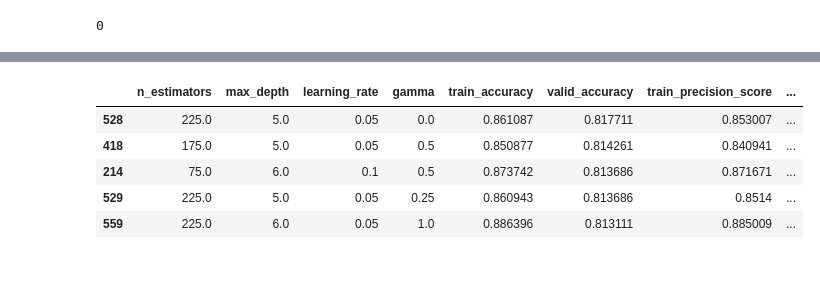
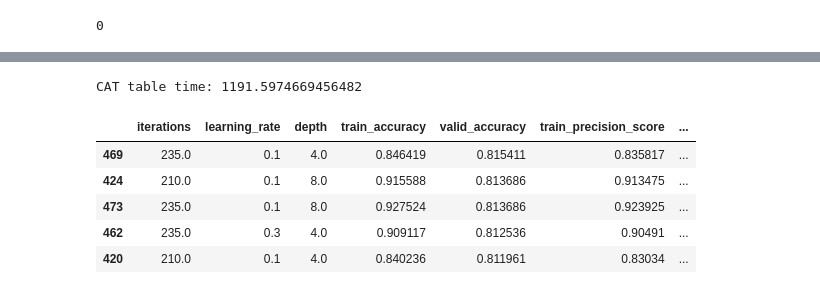
Before and after one commit to tatiana-stukan/kaggle-projects, a Jupyter notebook: spaceship_titanic/main.ipynb, the cells around one changed output, grey strips where cells are left out. Cells and saved outputs as stored; diff of their text form; code cells hidden in the pictures.

Commit message:
score 0.80687

```diff
--- a/spaceship_titanic/main.ipynb
+++ b/spaceship_titanic/main.ipynb
@@ -1172,6 +1256,6 @@ data_done.to_csv('preprocessed_data.csv', index = False)
 # %%
-train_data = data_done[data_done['train'] == True]
-test_data = data_done[data_done['train'] == False]
+train_data = data[data['train'] == True]
+test_data = data[data['train'] == False]
 train_data.drop(columns = ['train'], inplace = True)
 test_data.drop(columns = ['Transported', 'train'], inplace = True)
 train_data['Transported'] = train_data['Transported'].astype(int)
@@ -1218,6 +1288,6 @@ for n_estimators in range(25, 226, 50):
 
                 xgb_table = xgb_table.append(dict(zip(xgb_table.columns,[n_estimators, max_depth, learning_rate, gamma, accuracy_score(y_train, xgb_train_predicted), accuracy_score(y_valid, xgb_valid_predicted), precision_score(y_train, xgb_train_predicted), precision_score(y_valid, xgb_valid_predicted), recall_score(y_train, xgb_train_predicted), recall_score(y_valid, xgb_valid_predicted), f1_score(y_train, xgb_train_predicted), f1_score(y_valid, xgb_valid_predicted), log_loss(y_train, xgb_train_predicted), log_loss(y_valid, xgb_valid_predicted)])), ignore_index=True)
 
-xgb_table.to_csv('xgb_table_3.csv',index=False)
+xgb_table.to_csv('xgb_table_5.csv',index=False)
 print('XGB table time:', time.time() - start_time)
 # %% [output]
@@ -1243,0 +1325,19 @@ xgb_table.sort_values(by = 'score', ascending=False).head(5)
+# %%
+start_time = time.time()
+lgbm_table = pd.DataFrame(columns = ['n_estimators', 'learning_rate', 'num_leaves', 'max_depth', 'train_accuracy', 'valid_accuracy', 'train_precision_score', 'valid_precision_score', 'train_recall_score', 'valid_recall_score', 'train_f1_score', 'valid_f1_score', 'train_log_loss', 'valid_log_loss'])
+for n_estimators in range(25, 226, 50):
+    for learning_rate in [1, 0.7, 0.5, 0.3, 0.1, 0.01, 0.05]:
+        for num_leaves in range(20, 101, 20):
+            for max_depth in range(3, 7):
+                lgbm = LGBMClassifier(n_estimators = n_estimators, learning_rate = learning_rate, num_leaves = num_leaves, max_depth = max_depth, objective = 'binary', random_state = 18).fit(X_train, y_train)
+
+
+                lgbm_train_predicted = lgbm.predict(X_train)
+                lgbm_valid_predicted = lgbm.predict(X_valid)
+
+                lgbm_table = lgbm_table.append(dict(zip(lgbm_table.columns,[n_estimators, learning_rate, num_leaves, max_depth, accuracy_score(y_train, lgbm_train_predicted), accuracy_score(y_valid, lgbm_valid_predicted), precision_score(y_train, lgbm_train_predicted), precision_score(y_valid, lgbm_valid_predicted), recall_score(y_train, lgbm_train_predicted), recall_score(y_valid, lgbm_valid_predicted), f1_score(y_train, lgbm_train_predicted), f1_score(y_valid, lgbm_valid_predicted), log_loss(y_train, lgbm_train_predicted), log_loss(y_valid, lgbm_valid_predicted)])), ignore_index=True)
+
+lgbm_table.to_csv('lgbm_table.csv',index=False)
+print('LGBM table time:', time.time() - start_time)
+lgbm_table['score'] = lgbm_table['valid_accuracy'] * lgbm_table['valid_precision_score'] * lgbm_table['valid_recall_score'] * lgbm_table['valid_f1_score'] / lgbm_table['valid_log_loss']
+lgbm_table.sort_values(by = 'valid_accuracy', ascending=False).head(5)
@@ -1244,10 +1369,28 @@ xgb_table.sort_values(by = 'score', ascending=False).head(5)
+# %%
+start_time = time.time()
+cat_table = pd.DataFrame(columns = ['iterations', 'learning_rate', 'depth', 'train_accuracy', 'valid_accuracy', 'train_precision_score', 'valid_precision_score', 'train_recall_score', 'valid_recall_score', 'train_f1_score', 'valid_f1_score', 'train_log_loss', 'valid_log_loss'])
+
+for iterations in range(10, 301, 25):
+    for learning_rate in [1, 0.7, 0.5, 0.3, 0.1, 0.01, 0.05]:
+        for depth in range(4, 11):
+            cat = CatBoostClassifier(iterations = iterations, learning_rate = learning_rate, depth = depth, random_state = 18, random_strength = 18, verbose = False).fit(X_train, y_train)
+
+            cat_train_predicted = cat.predict(X_train)
+            cat_valid_predicted = cat.predict(X_valid)
+
+            cat_table = cat_table.append(dict(zip(cat_table.columns,[iterations, learning_rate, depth, accuracy_score(y_train, cat_train_predicted), accuracy_score(y_valid, cat_valid_predicted), precision_score(y_train, cat_train_predicted), precision_score(y_valid, cat_valid_predicted), recall_score(y_train, cat_train_predicted), recall_score(y_valid, cat_valid_predicted), f1_score(y_train, cat_train_predicted), f1_score(y_valid, cat_valid_predicted), log_loss(y_train, cat_train_predicted), log_loss(y_valid, cat_valid_predicted)])), ignore_index=True)
+
+cat_table.to_csv('cat_table.csv',index=False)
+print('CAT table time:', time.time() - start_time)
+# %% [output]
+CAT table time: 1191.5974669456482
 # %%
-xgb_table['score'] = xgb_table['valid_accuracy'] * xgb_table['valid_precision_score'] * xgb_table['valid_recall_score'] * xgb_table['valid_f1_score'] / xgb_table['valid_log_loss']
-xgb_table.sort_values(by = 'valid_accuracy', ascending=False).head(5)
+cat_table['score'] = cat_table['valid_accuracy'] * cat_table['valid_precision_score'] * cat_table['valid_recall_score'] * cat_table['valid_f1_score'] / cat_table['valid_log_loss']
+cat_table.sort_values(by = 'valid_accuracy', ascending=False).head(5)
 # %% [output]
-|  | n_estimators | max_depth | learning_rate | gamma | train_accuracy | valid_accuracy | train_precision_score | ... |
-| 528 | 225.0 | 5.0 | 0.05 | 0.0 | 0.861087 | 0.817711 | 0.853007 | ... |
-| 418 | 175.0 | 5.0 | 0.05 | 0.5 | 0.850877 | 0.814261 | 0.840941 | ... |
-| 214 | 75.0 | 6.0 | 0.1 | 0.5 | 0.873742 | 0.813686 | 0.871671 | ... |
-| 529 | 225.0 | 5.0 | 0.05 | 0.25 | 0.860943 | 0.813686 | 0.8514 | ... |
-| 559 | 225.0 | 6.0 | 0.05 | 1.0 | 0.886396 | 0.813111 | 0.885009 | ... |
+|  | iterations | learning_rate | depth | train_accuracy | valid_accuracy | train_precision_score | ... |
+| 469 | 235.0 | 0.1 | 4.0 | 0.846419 | 0.815411 | 0.835817 | ... |
+| 424 | 210.0 | 0.1 | 8.0 | 0.915588 | 0.813686 | 0.913475 | ... |
+| 473 | 235.0 | 0.1 | 8.0 | 0.927524 | 0.813686 | 0.923925 | ... |
+| 462 | 235.0 | 0.3 | 4.0 | 0.909117 | 0.812536 | 0.90491 | ... |
+| 420 | 210.0 | 0.1 | 4.0 | 0.840236 | 0.811961 | 0.83034 | ... |
```
Also changed, not shown: parts of 72 cells of this notebook.
